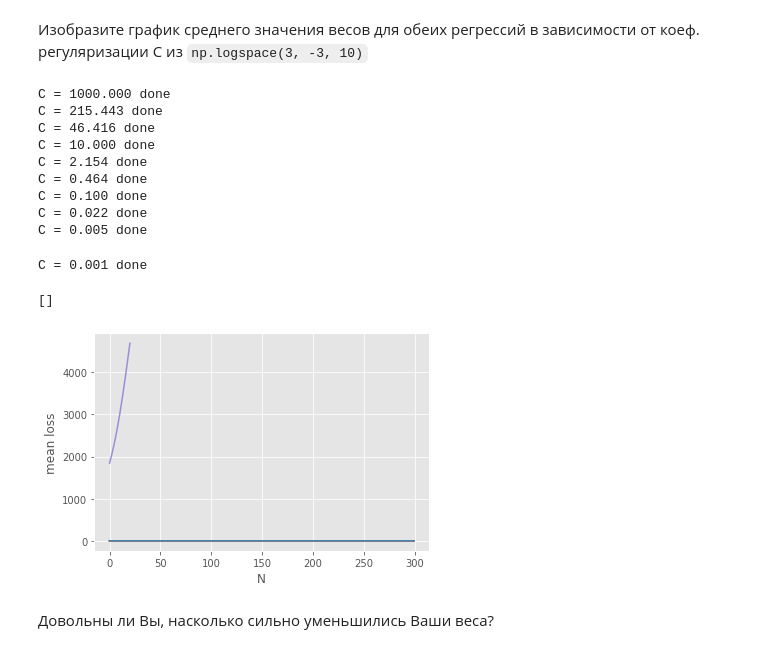
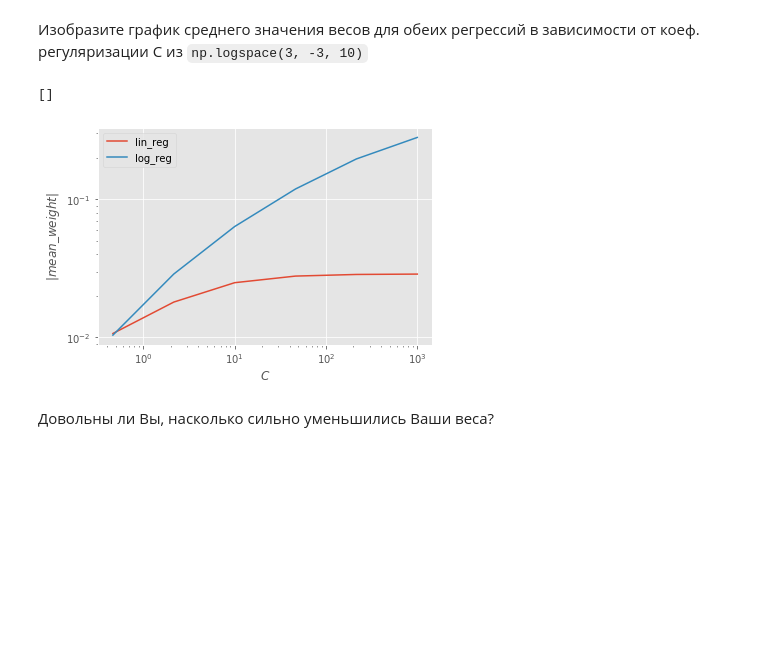
Before and after one commit to LevKats/ml1.sphere, a Jupyter notebook: 2019-09/hw2/kats_hw2.ipynb, the cells around one changed output. Drawn from its saved outputs; the diff is of its cells as text; code cells hidden in the pictures; blank space fills up the shorter version.

```diff
--- a/2019-09/hw2/kats_hw2.ipynb
+++ b/2019-09/hw2/kats_hw2.ipynb
@@ -650,39 +669,39 @@ alpha = 0.001 done
 Что Вы можете сказать про сходимость метода при различных `alpha`? Какое значение стоит выбирать для лучшей сходимости?
 # %% [markdown]
 Изобразите график среднего значения весов для обеих регрессий в зависимости от коеф. регуляризации С из `np.logspace(3, -3, 10)`
-# %%
-for C in np.logspace(3, -3, 10):
-    clf = MySGDClassifier(
-        partial(batch_generator, batch_size=400, shuffle=True),
-        model_type="log_reg", max_epoch=300, C=C, alpha=0.001
-    )
-    clf.fit(X, y)
-    seq = zip(clf.errors_log["iter"], clf.errors_log["loss"])
-
-    groups = []
-    ls = sorted(seq, key=itemgetter(0))
-    for k, g in groupby(ls, key=itemgetter(0)):
-        groups.append(list(map(itemgetter(1), g)))
-    ar = np.array(groups)
-    plt.plot(ar.mean(axis=0))
-    print("C = {:.3f} done".format(C))
-
-plt.xlabel("N")
-plt.ylabel("mean loss")
-plt.plot()
-# %% [output]
-C = 1000.000 done
-C = 215.443 done
-C = 46.416 done
-C = 10.000 done
-C = 2.154 done
-C = 0.464 done
-C = 0.100 done
-C = 0.022 done
-C = 0.005 done
-C = 0.001 done
-[]
-[figure, removed]
+# %%
+C_values = np.logspace(3, -3, 10)[:6:]
+# происходит переполнение при слишком маленьких С
+lin_mean = []
+log_mean = []
+plt.xscale("log")
+plt.yscale("log")
+
+for C in C_values:
+    clf = MySGDClassifier(
+        partial(batch_generator, batch_size=400, shuffle=True),
+        model_type="log_reg", max_epoch=50, C=C, alpha=0.1
+    )
+    clf.fit(X, y)
+    log_mean.append(abs(clf.weight[1::].mean()))
+
+    lin_clf = MySGDClassifier(
+        partial(batch_generator, batch_size=400, shuffle=True),
+        model_type="lin_reg", max_epoch=50, C=C, alpha=0.1
+    )
+    lin_clf.fit(X, y)
+    lin_mean.append(abs(lin_clf.weight[1::].mean()))
+    # print("C = {:.3f} done".format(C))
+
+plt.plot(C_values, lin_mean, label="lin_reg")
+plt.plot(C_values, log_mean, label="log_reg")
+plt.xlabel("$C$")
+plt.ylabel("$|mean\_weight|$")
+plt.legend()
+plt.plot()
+# %% [output]
+[]
+[figure, added]
 # %% [markdown]
 Довольны ли Вы, насколько сильно уменьшились Ваши веса?
 # %% [markdown]
```
Also changed, not shown: parts of 14 cells of this notebook, 3 other files.
